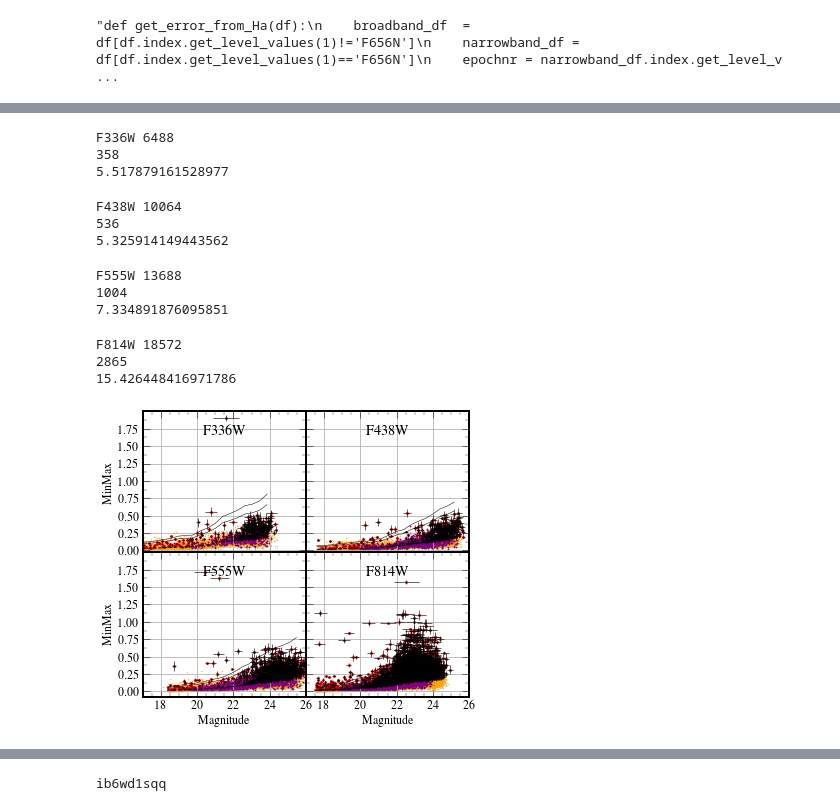
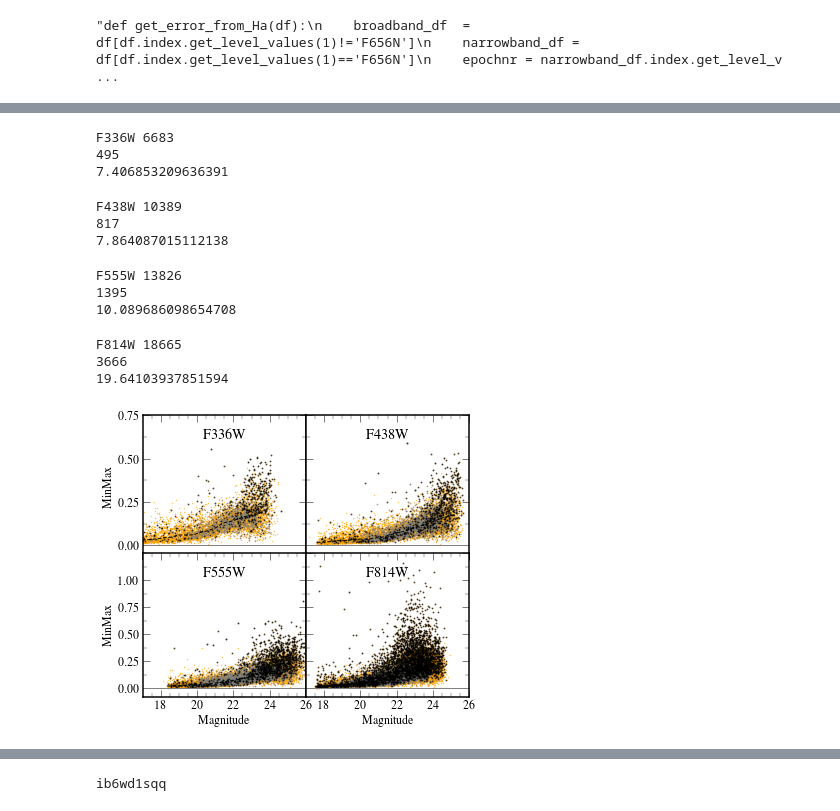
Before and after one commit to LuukOudshoorn25/KS2Analysis, a Jupyter notebook: 30Dor_KS2/KS2 Analysis.ipynb, the cells around one changed output, grey strips where cells are left out. Drawn from its saved outputs; the diff is of its cells as text; code cells hidden in the pictures.

```diff
--- a/30Dor_KS2/KS2 Analysis.ipynb
+++ b/30Dor_KS2/KS2 Analysis.ipynb
@@ -573,7 +610,7 @@ def parallel_mzp(test_df):
 
     return pd.concat(ret).sort_index()
 ts = time.time()
-df_phot = parallel_mzp(df_phot)
-df_phot['mag'] = df_phot['mag'] - df_phot['mzpcorr']
+#df_phot = parallel_mzp(df_phot)
+#df_phot['mag'] = df_phot['mag'] - df_phot['mzpcorr']
 time.time() - ts
 # %% [output]
@@ -616,3 +651,3 @@ df_phot.to_pickle('./KS2_timeresolved_withCRrejection_withMZPcorr.pickle')
 # %%
-df_phot = pd.read_pickle('./KS2_timeresolved_withCRrejection_withMZPcorr.pickle')
+#df_phot = pd.read_pickle('./KS2_timeresolved_withCRrejection_withMZPcorr.pickle')
 # %%
@@ -939,5 +1036,5 @@ WARNING: The following header keyword is invalid or follows an unrecognized non-
 # %%
-def variation_plot(df):
+def MADcandidates(df):
     running_medians = {}
     #plt.figure(figsize=(8,5))
     plt.figure()#figsize=(8,9))
@@ -980,7 +1077,7 @@ def variation_plot(df):
 
         running_medians[filter_] = [bins-delta/2, running_median]
 
-        x = (df.MAD>two_sigma_above)*(df.MAG>16.5)
+        x = (df.MAD>two_sigma_above)*(df.MAG>15.5)
         x = x[x].index
 
         if not filter_ == 'F656N':
@@ -1011,6 +1108,6 @@ def variation_plot(df):
     plt.tight_layout(pad=-0.5)
     plt.savefig('MAG_MAD_broadbands.pdf',dpi=500,bbox_inches='tight')
     plt.show()
-    return pd.DataFrame(variable,columns=['ID','Filter','MAG','MAD']).set_index('ID'),running_medians,counts
-variables,WFC3_running_medians,counts = variation_plot(df_phot[df_phot.Q>0.95])
+    return pd.DataFrame(variable,columns=['ID','Filter','MAG','MAD']).set_index('ID')
+MADcandidates= MADcandidates(df_phot[df_phot.Q>0.9])
 # %% [output]
@@ -1035,9 +1132,8 @@ def variation_plot(df):
     i=1
     variable = []
     counts = pd.DataFrame()
-    for filter_ in ['F336W','F438W','F555W','F814W','F656N']:
-        if not filter_ == 'F656N':
-            ax  =plt.subplot('22'+str(i))
+    for filter_ in ['F336W','F438W','F555W','F814W']:
+        ax  =plt.subplot('22'+str(i))
         if filter_ in ['F555W', 'F814W']:
             plt.xlabel('Magnitude')
             plt.xticks(np.arange(10,26.5,2))
@@ -1046,17 +1142,19 @@ def variation_plot(df):
                 plt.xticks(ticks=np.arange(10,26.5,2), labels=len(np.arange(10,26.5,2))*[''])
 
         if filter_ in ['F438W', 'F814W']:
-            plt.yticks(ticks=np.arange(0,2.0,0.25),labels=7*[''])
+            plt.yticks(ticks=np.arange(0,1.5,0.25),labels=7*[''])
         else:
             if not filter_ == 'F656N':
                 plt.ylabel('MinMax')
-                plt.yticks(np.arange(0,2.0,0.25))
+                plt.yticks(np.arange(0,1.25,0.25))
         #else:
-
+        if filter_ in ['F438W','F336W']:
+            plt.ylim(-0.08,0.75)
+        elif filter_ in ['F555W','F814W']:
+            plt.ylim(-0.08,1.25)
         if not filter_ == 'F656N':
             i+=1
             plt.title(filter_, y=0.8)#,x=0.3)
-            plt.ylim(-0.08,2.)
         df = MagMadeMAD[MagMadeMAD.index.get_level_values(1)==filter_].dropna()
         counts = pd.concat((counts,df))
         total_bins = 20#(25 if filter_ in ['F336W','F438W'] else 30)
@@ -1065,51 +1163,53 @@ def variation_plot(df):
         delta = bins[1]-bins[0]
         idx  = np.digitize(df.MAG,bins)
         running_median = np.array([np.median(df.minmax[idx==k]) for k in range(total_bins)])
         all_y_interp = interp_func(df.MAG,bins, delta, running_median)
         two_sigma_above = all_y_interp +1.5*1.48*all_y_interp#+ 1.5*1.48*all_y_interp
 
         running_medians[filter_] = [bins-delta/2, running_median]
 
-        x = (df.MAG>14)*(df.minmax>all_y_interp)*(df.minmax>5*df.eminmax)
+        x = (df.MAG>14)*(df.minmax>=(5*df.eminmax))*(df.minmax>0.01)
         x = x[x].index
 
         if not filter_ == 'F656N':
             print(filter_,len(df.MAG))
             print(len(x))
             print(len(x)/len(df.MAG)*100)
             plt.scatter(df.MAG, df.minmax, edgecolor='orange',s=0.1,marker='o',facecolor='orange')
-            plt.errorbar(df.MAG.loc[x], df.minmax.loc[x],yerr=df.eminmax.loc[x],xerr=df.eMAG.loc[x],ls='none',lw=0.6,color='black')
-            plt.scatter(df.MAG.loc[x], df.minmax.loc[x], edgecolor='red',s=3.5,marker='o',facecolor='red')
-            plt.scatter(df.MAG.loc[KsollPMS_IDs], df.minmax.loc[KsollPMS_IDs], edgecolor='purple',s=0.5,marker='o',facecolor='purple')
+            #plt.errorbar(df.MAG.loc[x], df.minmax.loc[x],yerr=df.eminmax.loc[x],xerr=df.eMAG.loc[x],ls='none',lw=0.6,color='black')
+
+            plt.scatter(df.MAG.loc[KsollPMS_IDs], df.minmax.loc[KsollPMS_IDs], edgecolor='grey',s=0.5,marker='o',facecolor='grey',alpha=0.5)
+            plt.scatter(df.MAG.loc[pms_ids], df.minmax.loc[pms_ids], edgecolor='grey',s=0.5,marker='o',facecolor='grey',alpha=0.5)
             #plt.scatter(df.MAG.loc[wfc3_ha_x], df.MAD.loc[wfc3_ha_x], edgecolor='purple',s=2,marker='o',facecolor='purple')
-
+            plt.scatter(df.MAG.loc[x], df.minmax.loc[x], edgecolor='black',s=0.9,marker='o',facecolor='black',alpha=0.5)
             plt.plot(bins-delta/2, running_median, color='black', lw=1,linestyle='--')
-            plt.plot(bins-delta/2, running_median*(1+1.5*1.48), color='black', lw=0.5)
-            plt.plot(bins-delta/2, running_median*(1+2*1.48), color='black', lw=0.5)
+            #plt.plot(bins-delta/2, running_median*(1+1.5*1.48), color='black', lw=0.5)
+            #plt.plot(bins-delta/2, running_median*(1+2*1.48), color='black', lw=0.5)
             plt.xlim(17,26.)
-
+            plt.grid(False)
+            plt.axhline(0,0,1,lw=1,color='grey')
             ax.yaxis.set_minor_locator(AutoMinorLocator(2))
         #plt.axvline(18.5, linestyle='dotted', color='black',linewidth=1)
         #plt.xlabel('Magnitude', size=15)
         #plt.ylabel(r'Median Absolute Deviation', size=15)
         for star in x:
             variable.append((star[0], star[1],df.MAG.loc[star], df.minmax.loc[star]))
     plt.tight_layout(pad=-0.5)
     plt.savefig('MAG_minmax_broadbands.pdf',dpi=500,bbox_inches='tight')
     plt.show()
     return pd.DataFrame(variable,columns=['ID','Filter','MAG','minmax']).set_index('ID'),running_medians,counts
 variables,WFC3_running_medians,counts = variation_plot(df_phot[df_phot.Q>0.9])
 # %% [output]
-F336W 6488
-358
-5.517879161528977
+F336W 6683
+495
+7.406853209636391
-F438W 10064
-536
-5.325914149443562
+F438W 10389
+817
+7.864087015112138
-F555W 13688
-1004
-7.334891876095851
+F555W 13826
+1395
+10.089686098654708
-F814W 18572
-2865
-15.426448416971786
+F814W 18665
+3666
+19.64103937851594
-[figure, old version]
+[figure, new version]
```
Also changed, not shown: parts of 87 cells of this notebook.
